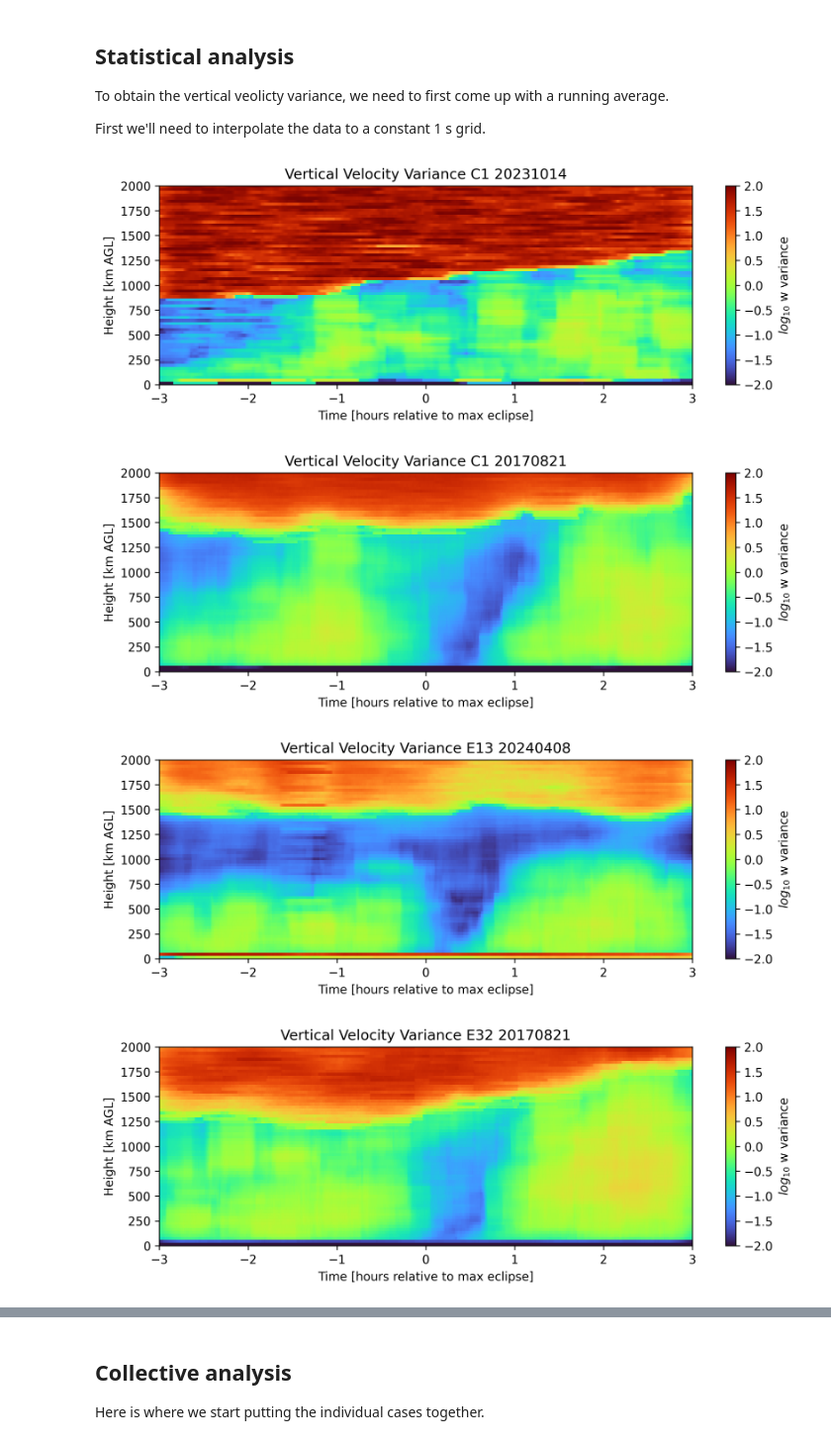
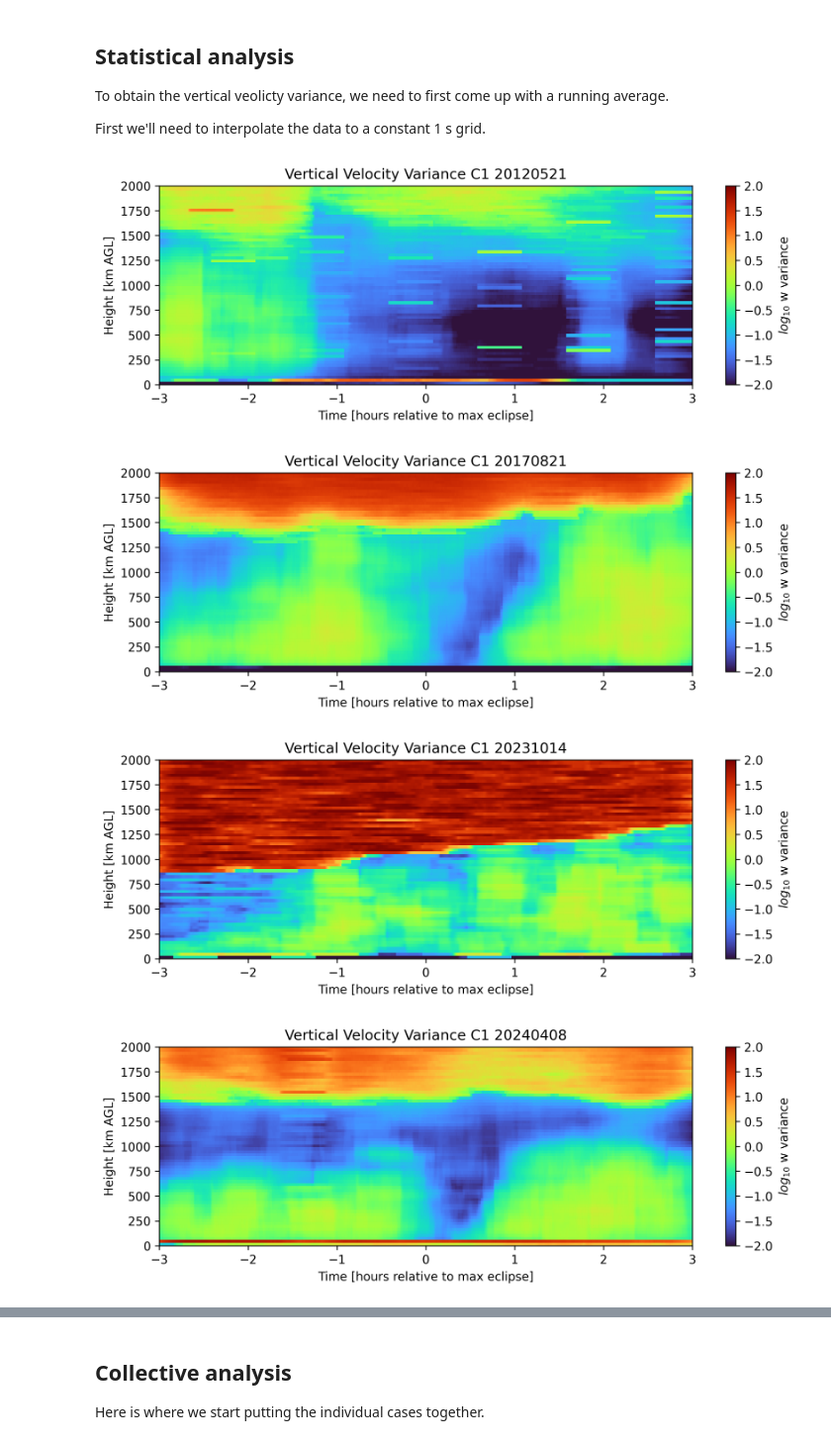
Before and after one commit to wagnertim/eclipse, a Jupyter notebook: eclipse_dl_w_stats.ipynb, the cells around one changed output, grey strips where cells are left out. Shown at 99% size. Saved outputs shown, nothing was run; the diff lists cells and outputs as text; code cells hidden in the pictures.

Commit message:
Added 2012 eclipse with data wraparound.

```diff
--- a/eclipse_dl_w_stats.ipynb
+++ b/eclipse_dl_w_stats.ipynb
@@ -16,9 +16,16 @@ import netCDF4
 from scipy import interpolate as interp
 # %%
 dataPath = '/data/eclipse/dlfpt/'
-eclipseDates = np.array([20240408, 20231014, 20170821])
-eclipseTimes = np.array([18+47/60, 16+47/60 ,18+3/60])
-eclipseSites = np.array(['C1','E13','E32','E37','E39','E41'])
+
+
+eclipseDates = np.array([20120521,20170821, 20231014, 20240408])
+eclipseTimes = np.array([1.5, 18+3/60, 16+47/60 ,18+47/60])
+eclipseObscuration = np.array([85.8, 88.5, 72.8, 90.4])/100
+
+eclipseSites = np.array(['C1','E32','E37','E39','E41'])
+eclipseFacilities = np.array(['sgp','sgp','sgp','sgp','sgp'])
+
+
 
 plotAllFigs = 0
 
@@ -58,14 +65,13 @@ def findNearest(array,value):
 
 The SGP vertical velocity observations are in hourly files. We want to join all of the data together into a uniform structure. This is being updated to act as a function
 # %%
-def collectDL(eSite, eDate, eTime):
+def collectDL(eFacility, eSite, eDate):
 
     iter = 0
 
-    for file in sorted(glob.iglob(dataPath + '/*' + eSite + '*' + str(eDate) + '*.cdf')):
+    for file in sorted(glob.iglob(dataPath + '/' + eFacility+ '*' + eSite + '*' + str(eDate) + '*.cdf')):
 
         dli = readDL(file)
-
         if iter ==0:
 
             class dl:
@@ -88,7 +94,6 @@ def collectDL(eSite, eDate, eTime):
 
         iter = iter+1
 
-    dl.time = dl.time - eTime #  convert to eclipse-relative time
 
     return dl
 # %% [markdown]
@@ -103,13 +108,29 @@ ctr = 0
 for g in np.arange(len(eclipseSites)):
 
 
-
     for h in np.arange(len(eclipseDates)):
 
 
+
         try:
-            dl = collectDL(eclipseSites[g], eclipseDates[h], eclipseTimes[h])
+
+            dl = collectDL(eclipseFacilities[g], eclipseSites[g], eclipseDates[h])
+
+            if eclipseTimes[h]<3:
+
+                dl0 = collectDL(eclipseFacilities[g], eclipseSites[g], eclipseDates[h])
+
+                dl.unixTime = np.concatenate((dl0.unixTime, dl.unixTime))
+                dl.time = np.concatenate((dl0.time-24, dl.time))
+                dl.w = np.concatenate((dl0.w, dl.w))
+                dl.intensity = np.concatenate((dl0.intensity, dl.intensity))
+                dl.back = np.concatenate((dl0.back, dl.back))
+
+
+            dl.time = dl.time - eclipseTimes[h]
+
         except:
+
             ctr=ctr+1
             continue
 
@@ -143,38 +164,37 @@ for g in np.arange(len(eclipseSites)):
             plt.show()
 
             plt.figure(figsize=(10, 3), dpi=300)
-            plt.pcolormesh((dl.time), heightNew, np.transpose(dl.w),cmap = 'seismic')
+            plt.pcolormesh(dl.time, dl.height, np.transpose(dl.w),cmap = 'seismic')
             plt.colorbar()
             plt.clim([-3, 3])
             plt.ylim([0,2000])
             plt.xlim([-3,3])
             plt.show()
 
             plt.figure(figsize=(10, 3), dpi=300)
             plt.pcolormesh(timeNew, heightNew, np.transpose(wNew),cmap = 'seismic')
             plt.colorbar()
             plt.clim([-3, 3])
             plt.ylim([0,2000])
             plt.xlim([-3,3])
             plt.show()
 
         plt.figure(figsize=(10, 3), dpi=300)
         plt.pcolormesh(timeNew, heightNew, np.transpose(np.log10(wVar[:,:,ctr])),cmap = 'turbo')
         cbar = plt.colorbar()
         cbar.set_label('$log_{10}$ w variance')
         plt.title('Vertical Velocity Variance ' + eclipseSites[g] + ' ' + str(eclipseDates[h]))
         plt.clim([-2, 2])
         plt.ylim([0,2000])
         plt.xlim([-3,3])
         plt.xlabel('Time [hours relative to max eclipse]')
         plt.ylabel('Height [km AGL]')
-
         plt.show()
 
         saveDate[ctr] = eclipseDates[h]
         ctr = ctr+1
 # %% [output]
-[figure, old version]
+[figure, new version]
 [figure]
-[figure, old version]
+[figure, new version]
-[figure, old version]
+[figure, new version]
```
Also changed, not shown: parts of 4 cells of this notebook.
